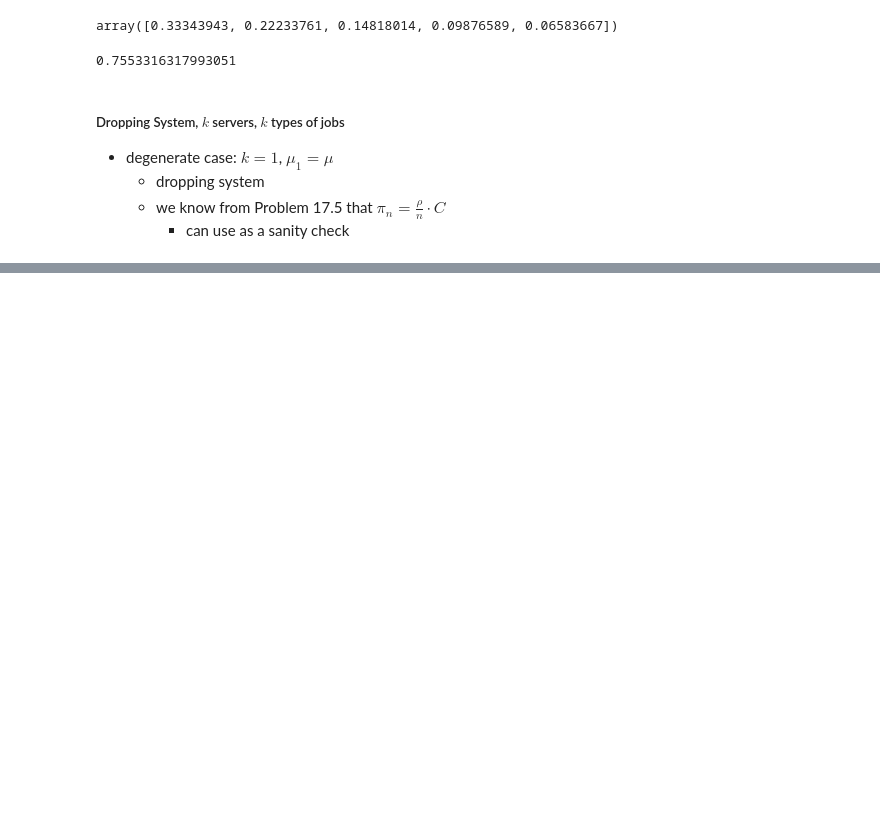
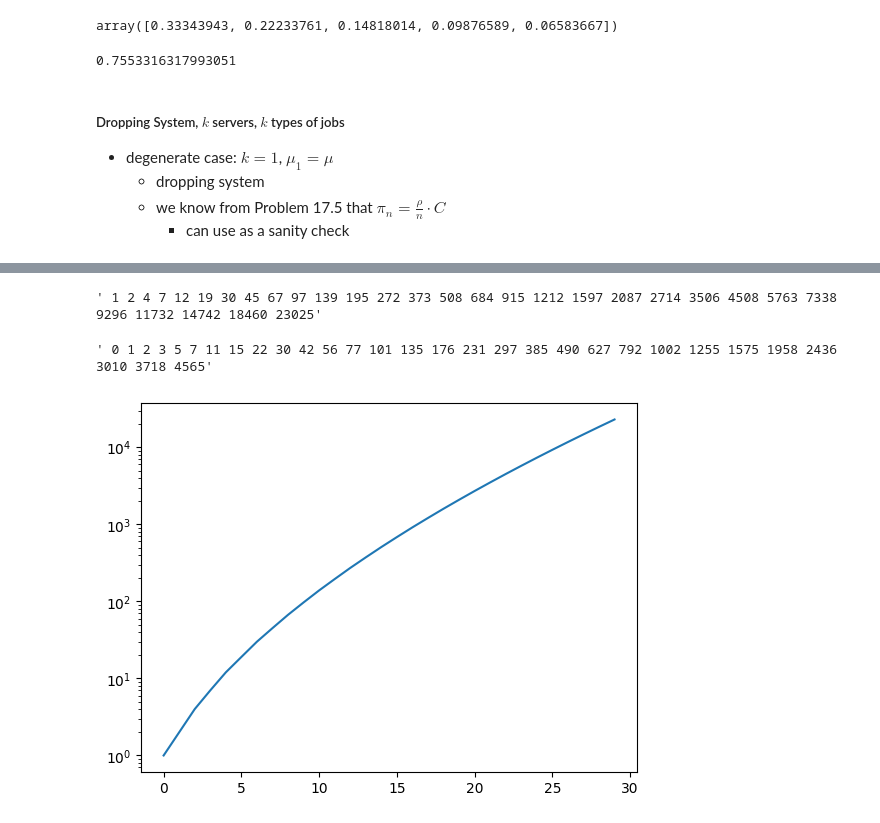
Before and after one commit to DolevArtzi/probably-probability, a Jupyter notebook: queueing/dropping_system.ipynb, the cells around one changed output, grey strips where cells are left out. Saved outputs shown, nothing was run; the diff lists cells and outputs as text; code cells hidden in the pictures; blank space fills up the shorter version.

```diff
--- a/queueing/dropping_system.ipynb
+++ b/queueing/dropping_system.ipynb
@@ -254,0 +609,62 @@ print(f'Average Ratio:{np.mean(a)}')
+# %%
+def solve_diophantine(target, k):
+    dp = [[0] * (k + 1) for _ in range(target + 1)]
+
+    # Base case: there is one way to achieve a sum of 0 for any k (no terms used)
+    for j in range(1, k + 1):
+        dp[0][j] = 1
+
+    for i in range(1, target + 1):
+        for j in range(1, k + 1):
+            dp[i][j] = dp[i][j - 1]
+            if i - j >= 0:
+                dp[i][j] += dp[i - j][j]
+
+    return dp[target][k]
+
+n0 = 1
+n_new = 0
+stri = ''
+rstri = ''
+for n in range(0,30):
+    target_sum = n
+    num_terms = n
+    result = solve_diophantine(target_sum, num_terms)
+    n_new = result + n0
+    n0 = n_new
+    str(n_new)
+    rstri = rstri + ' ' + str(result)
+    stri = stri + ' ' + str(n_new)
+stri
+# %% [output]
+' 1 2 4 7 12 19 30 45 67 97 139 195 272 373 508 684 915 1212 1597 2087 2714 3506 4508 5763 7338 9296 11732 14742 18460 23025'
+# %%
+rstri
+# %% [output]
+' 0 1 2 3 5 7 11 15 22 30 42 56 77 101 135 176 231 297 385 490 627 792 1002 1255 1575 1958 2436 3010 3718 4565'
+# %%
+xs = list(range(30))
+
+n0 = 1
+n_new = 0
+ys = [n0]
+for n in range(1,30):
+    target_sum = n
+    num_terms = n
+    result = solve_diophantine(target_sum, num_terms)
+    n_new = result + n0
+    n0 = n_new
+    # print(n,n_new)
+    ys.append(n_new)
+
+# plt.plot(xs,ys)
+plt.semilogy(xs,ys)
+plt.show()
+# plt.semilogy(xs,ys)
+# xs2 = []
+# xs2.append(1)
+# for i in range(1,30):
+#     xs2.append(xs2[-1] + xs[-1] * i ** 2 / 25)
+# plt.plot(xs,xs2)
+# %% [output]
+[figure, added]
```
Also changed, not shown: parts of 24 cells of this notebook.
